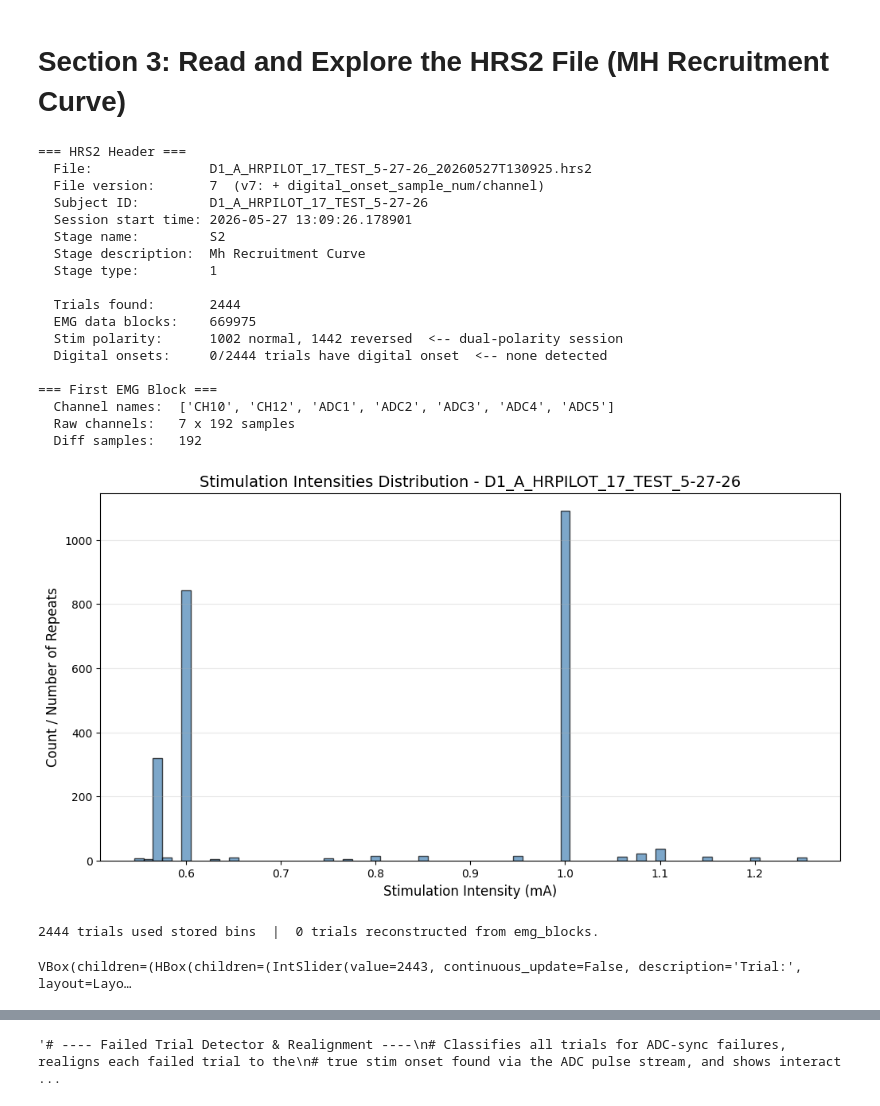
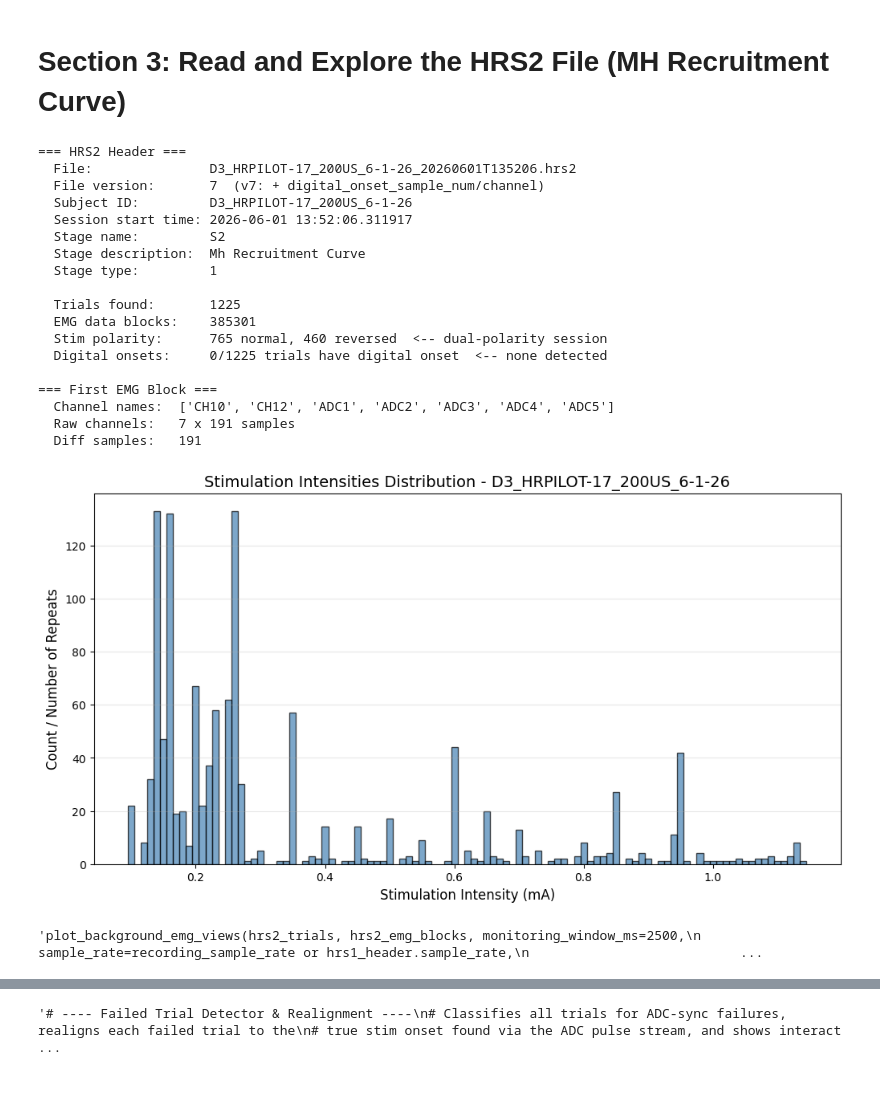
Before and after one commit to yahriels/Open-Ephys-H-Reflex-Python-Data-Analysis, a Jupyter notebook: src/open_ephys/analysis/Post_Hoc_Global_Windowing copy.ipynb, the cells around one changed output, grey strips where cells are left out. Saved outputs shown, nothing was run; the diff lists cells and outputs as text; code cells hidden in the pictures.

```diff
--- a/src/open_ephys/analysis/Post_Hoc_Global_Windowing copy.ipynb
+++ b/src/open_ephys/analysis/Post_Hoc_Global_Windowing copy.ipynb
@@ -71,7 +71,7 @@ The `.hrs1` and `.hrs2` files will be found automatically.
 #   Polarity_Tests/HR-08-POLARITY_TEST_FLIPPED_  -- electrodes attached flipped
 #   Polarity_Tests/HR-08-HOUR_TEST_              -- HRS1 only (no HRS2 file)
 
-recording_dir = "D1_A_HRPILOT_17_TEST_5-27-26"
+recording_dir = "D3_HRPILOT-17_200US_6-1-26"
 recording_sample_rate = 15000  # Set to e.g. 5000.0 or 10000.0 to override; None = auto-detect from HRS1 header
 
 hrs1_path, hrs2_path = find_hrs_files(recording_dir)
@@ -119,38 +119,37 @@ else:
     print_hrs2_summary(hrs2_header, hrs2_trials, hrs2_emg_blocks, hrs2_path)
 # %% [output]
 === HRS2 Header ===
-  File:               D1_A_HRPILOT_17_TEST_5-27-26_20260527T130925.hrs2
+  File:               D3_HRPILOT-17_200US_6-1-26_20260601T135206.hrs2
   File version:       7  (v7: + digital_onset_sample_num/channel)
-  Subject ID:         D1_A_HRPILOT_17_TEST_5-27-26
-  Session start time: 2026-05-27 13:09:26.178901
+  Subject ID:         D3_HRPILOT-17_200US_6-1-26
+  Session start time: 2026-06-01 13:52:06.311917
   Stage name:         S2
   Stage description:  Mh Recruitment Curve
   Stage type:         1
 
-  Trials found:       2444
-  EMG data blocks:    669975
-  Stim polarity:      1002 normal, 1442 reversed  <-- dual-polarity session
-  Digital onsets:     0/2444 trials have digital onset  <-- none detected
+  Trials found:       1225
+  EMG data blocks:    385301
+  Stim polarity:      765 normal, 460 reversed  <-- dual-polarity session
+  Digital onsets:     0/1225 trials have digital onset  <-- none detected
 
 === First EMG Block ===
   Channel names:  ['CH10', 'CH12', 'ADC1', 'ADC2', 'ADC3', 'ADC4', 'ADC5']
-  Raw channels:   7 x 192 samples
-  Diff samples:   192
+  Raw channels:   7 x 191 samples
+  Diff samples:   191
 # %%
 # ---- Histogram of stimulation intensities ----
 plot_amplitude_distribution(hrs2_trials, hrs2_header)
 
 # ---- "Most recent background" + "Background EMG Level" plots ----
 # Mirrors the H-Reflex App recruitment-curve trial plot widgets.
 # Uses stored background_bins / background_emg_mean from each trial (file_version >= 5);
 # falls back to reconstructing from emg_blocks for older files.
-plot_background_emg_views(hrs2_trials, hrs2_emg_blocks, monitoring_window_ms=2500,
+'''plot_background_emg_views(hrs2_trials, hrs2_emg_blocks, monitoring_window_ms=2500,
                           sample_rate=recording_sample_rate or hrs1_header.sample_rate,
-                          bin_duration_ms=hrs1_header.bin_duration_ms)
+                          bin_duration_ms=hrs1_header.bin_duration_ms)'''
 # %% [output]
-[figure, old version]
+[figure, new version]
-2444 trials used stored bins  |  0 trials reconstructed from emg_blocks.
+'plot_background_emg_views(hrs2_trials, hrs2_emg_blocks, monitoring_window_ms=2500,\n                          sample_rate=recording_sample_rate or hrs1_header.sample_rate,\n                           ...
-VBox(children=(HBox(children=(IntSlider(value=2443, continuous_update=False, description='Trial:', layout=Layo…
 # %%
 # ---- Actual trial timeline + ITI distribution + trial rate ----
 plot_actual_trial_timeline(hrs2_trials, header=hrs2_header)
```
Also changed, not shown: parts of 15 cells of this notebook, 4 other files.
